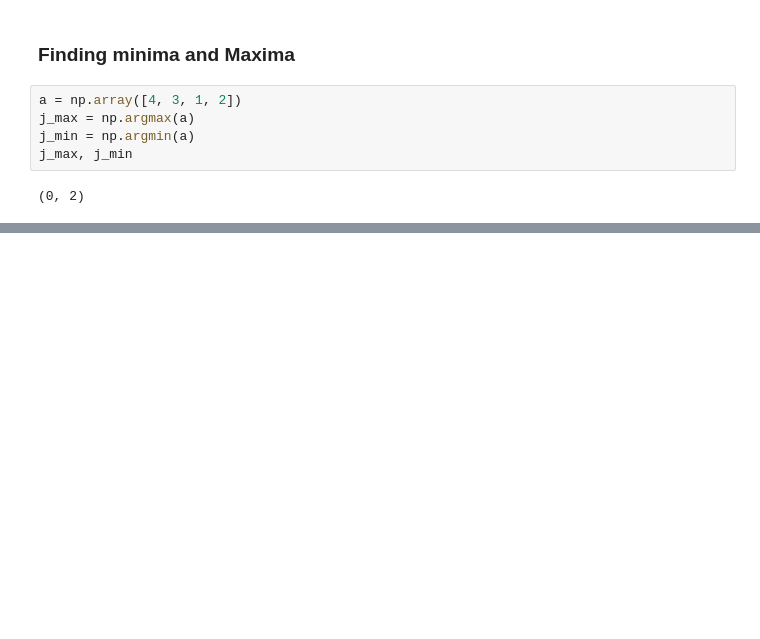
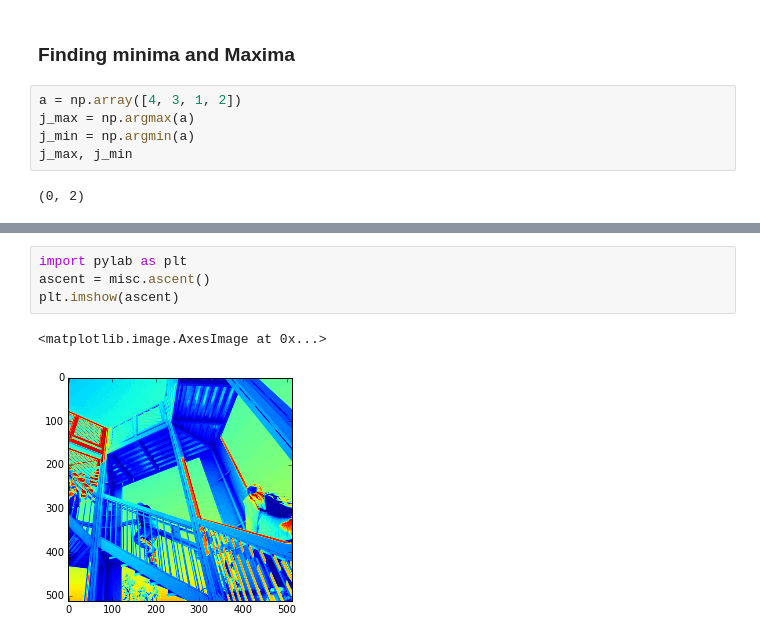
Before and after one commit to jorellano/Numpy, a Jupyter notebook: Numerical Operations on arrays.ipynb, the cells around one changed output, grey strips where cells are left out. Cells and saved outputs as stored; diff of their text form; blank space fills up the shorter version.

```diff
--- a/Numerical Operations on arrays.ipynb
+++ b/Numerical Operations on arrays.ipynb
@@ -631,0 +634,7 @@ NameError: name 'scipy' is not defined
+# %%
+import pylab as plt
+ascent = misc.ascent()
+plt.imshow(ascent)
+# %% [output]
+<matplotlib.image.AxesImage at 0x...>
+[figure, added]
```
Also changed, not shown: parts of 20 cells of this notebook.
